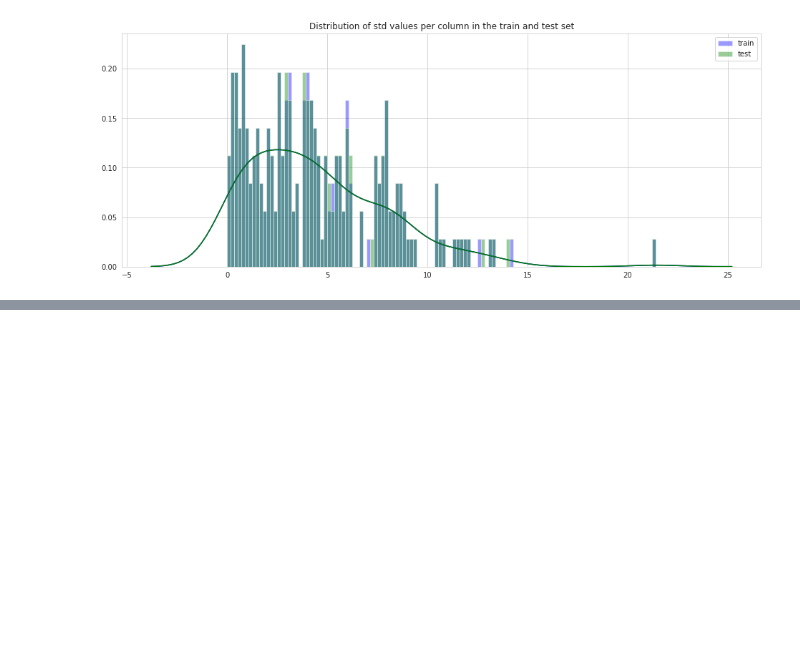
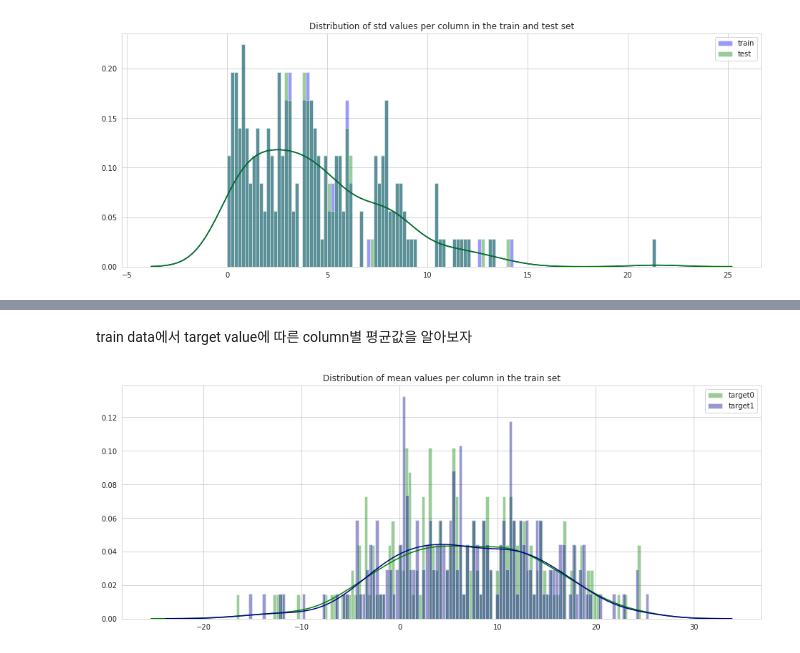
Before and after one commit to miniii222/-_-, a Jupyter notebook: kernel_study/Santander_Transaction_Prediction_1.ipynb, the cells around one changed output, grey strips where cells are left out. Drawn from its saved outputs; the diff is of its cells as text; code cells hidden in the pictures; blank space fills up the shorter version.

```diff
--- a/kernel_study/Santander_Transaction_Prediction_1.ipynb
+++ b/kernel_study/Santander_Transaction_Prediction_1.ipynb
@@ -300,0 +315,11 @@ plt.legend(); plt.show()
+# %% [markdown]
+train data에서 target value에 따른 column별 평균값을 알아보자
+# %%
+plt.figure(figsize = (16,6))
+plt.title('Distribution of mean values per column in the train set')
+sns.distplot(t0[features].mean(axis = 0), color = 'green', kde = True, bins = 120, label = 'target0')
+sns.distplot(t1[features].mean(axis = 0), color = 'darkblue', kde = True, bins = 120, label = 'target1')
+plt.legend()
+plt.show()
+# %% [output]
+[figure, added]
```
Also changed, not shown: parts of 63 cells of this notebook.
